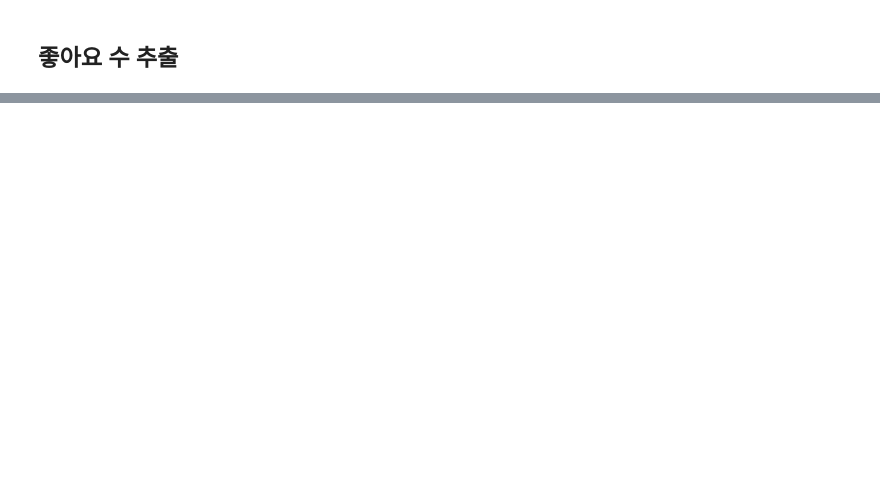
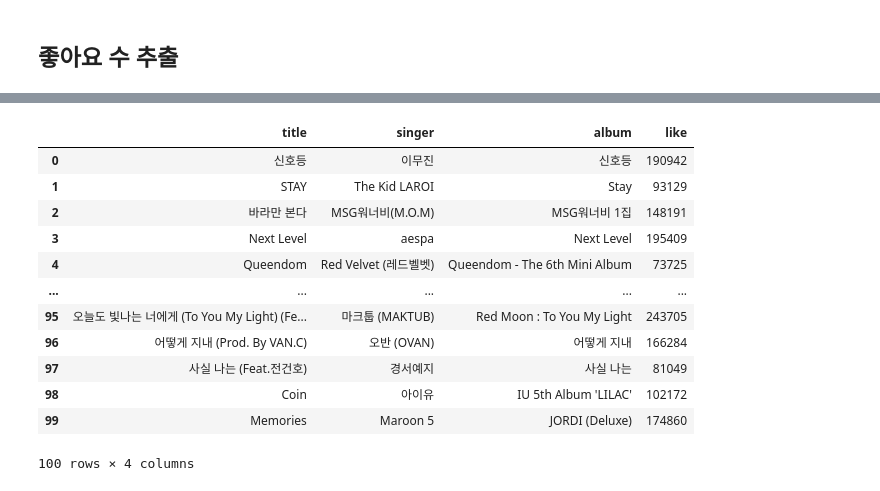
Before and after one commit to RlxDn/Bigdata, a Jupyter notebook: 50_웹크롤링/04_BeautifulSoup활용.ipynb, the cells around one changed output, grey strips where cells are left out. Cells and saved outputs as stored; diff of their text form; code cells hidden in the pictures; blank space fills up the shorter version.

```diff
--- a/50_웹크롤링/04_BeautifulSoup활용.ipynb
+++ b/50_웹크롤링/04_BeautifulSoup활용.ipynb
@@ -118,5 +117,9 @@ album
 ## 좋아요 수 추출
 # %%
 songs = soup.select('.button_etc.like')
-songs
+params = ''
+
+for song in songs:
+  params += song['data-song-no'] + ','
+params[:-1]
 # %% [output]
@@ -139,0 +127,5 @@ songs
+# %%
+url2 = 'https://www.melon.com/commonlike/getSongLike.json?contsIds=' + params[:-1]
+
+res = requests.get(url2, headers=header)
+res
@@ -139,0 +134,7 @@ songs
+# %%
+songs = res.json()['contsLike']
+like = []
+
+for song in songs:
+  like.append(song['SUMMCNT'])
+like
@@ -139,0 +159,24 @@ songs
+# %%
+# 제목, 가수, 앨범, 좋아요 dataframe 생성
+df_data = {
+  'title': title,
+  'singer': singer,
+  'album': album,
+  'like': like,
+}
+df = pd.DataFrame(data=df_data)
+df
+# %% [output]
+|  | title | singer | album | like |
+| 0 | 신호등 | 이무진 | 신호등 | 190942 |
+| 1 | STAY | The Kid LAROI | Stay | 93129 |
+| 2 | 바라만 본다 | MSG워너비(M.O.M) | MSG워너비 1집 | 148191 |
+| 3 | Next Level | aespa | Next Level | 195409 |
+| 4 | Queendom | Red Velvet (레드벨벳) | Queendom - The 6th Mini Album | 73725 |
+| ... | ... | ... | ... | ... |
+| 95 | 오늘도 빛나는 너에게 (To You My Light) (Fe... | 마크툽 (MAKTUB) | Red Moon : To You My Light | 243705 |
+| 96 | 어떻게 지내 (Prod. By VAN.C) | 오반 (OVAN) | 어떻게 지내 | 166284 |
+| 97 | 사실 나는 (Feat.전건호) | 경서예지 | 사실 나는 | 81049 |
+| 98 | Coin | 아이유 | IU 5th Album 'LILAC' | 102172 |
+| 99 | Memories | Maroon 5 | JORDI (Deluxe) | 174860 |
+100 rows × 4 columns
```
Also changed, not shown: parts of 8 cells of this notebook, 1 other file.
